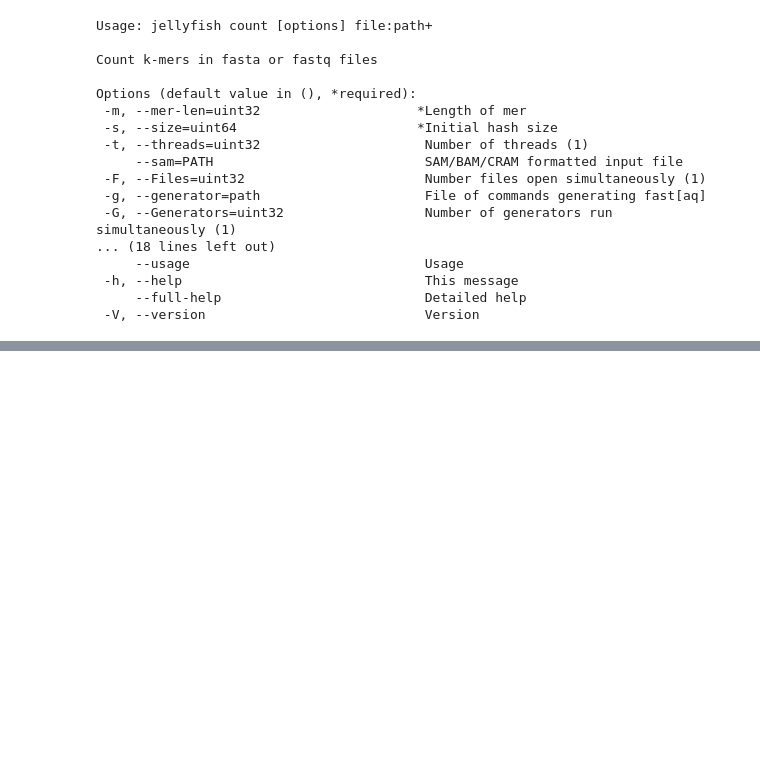
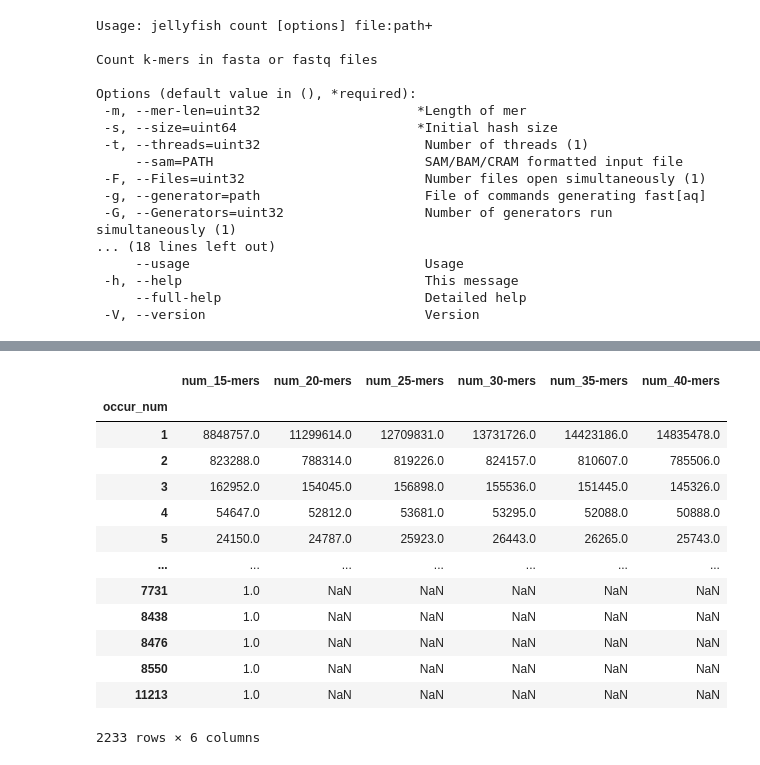
Before and after one commit to Nik9kin/workshopsBI, a Jupyter notebook: Project3/Lab_Notebook.ipynb, the cells around one changed output, grey strips where cells are left out. Cells and saved outputs as stored; diff of their text form; code cells hidden in the pictures; blank space fills up the shorter version.

```diff
--- a/Project3/Lab_Notebook.ipynb
+++ b/Project3/Lab_Notebook.ipynb
@@ -109,0 +144,30 @@ Options (default value in (), *required):
+# %%
+import numpy as np
+import pandas as pd
+import seaborn as sns
+import matplotlib.pyplot as plt
+
+df = {}
+for i in np.arange(15, 45, 5):
+    df[i] = pd.read_csv(f"jellyfish_analysis/plot_{i}.csv", sep=' ', names=["occur_num", f"num_{i}-mers"])
+    df[i].index = df[i]["occur_num"]
+    df[i].drop(columns=["occur_num"], inplace=True)
+
+dfs = pd.concat(df.values(), axis=1)
+dfs.sort_values("occur_num", inplace=True)
+dfs
+# %% [output]
+|  | num_15-mers | num_20-mers | num_25-mers | num_30-mers | num_35-mers | num_40-mers |
+| occur_num |  |  |  |  |  |  |
+| 1 | 8848757.0 | 11299614.0 | 12709831.0 | 13731726.0 | 14423186.0 | 14835478.0 |
+| 2 | 823288.0 | 788314.0 | 819226.0 | 824157.0 | 810607.0 | 785506.0 |
+| 3 | 162952.0 | 154045.0 | 156898.0 | 155536.0 | 151445.0 | 145326.0 |
+| 4 | 54647.0 | 52812.0 | 53681.0 | 53295.0 | 52088.0 | 50888.0 |
+| 5 | 24150.0 | 24787.0 | 25923.0 | 26443.0 | 26265.0 | 25743.0 |
+| ... | ... | ... | ... | ... | ... | ... |
+| 7731 | 1.0 | NaN | NaN | NaN | NaN | NaN |
+| 8438 | 1.0 | NaN | NaN | NaN | NaN | NaN |
+| 8476 | 1.0 | NaN | NaN | NaN | NaN | NaN |
+| 8550 | 1.0 | NaN | NaN | NaN | NaN | NaN |
+| 11213 | 1.0 | NaN | NaN | NaN | NaN | NaN |
+2233 rows × 6 columns
```
Also changed, not shown: parts of 10 cells of this notebook, 7 other files.
